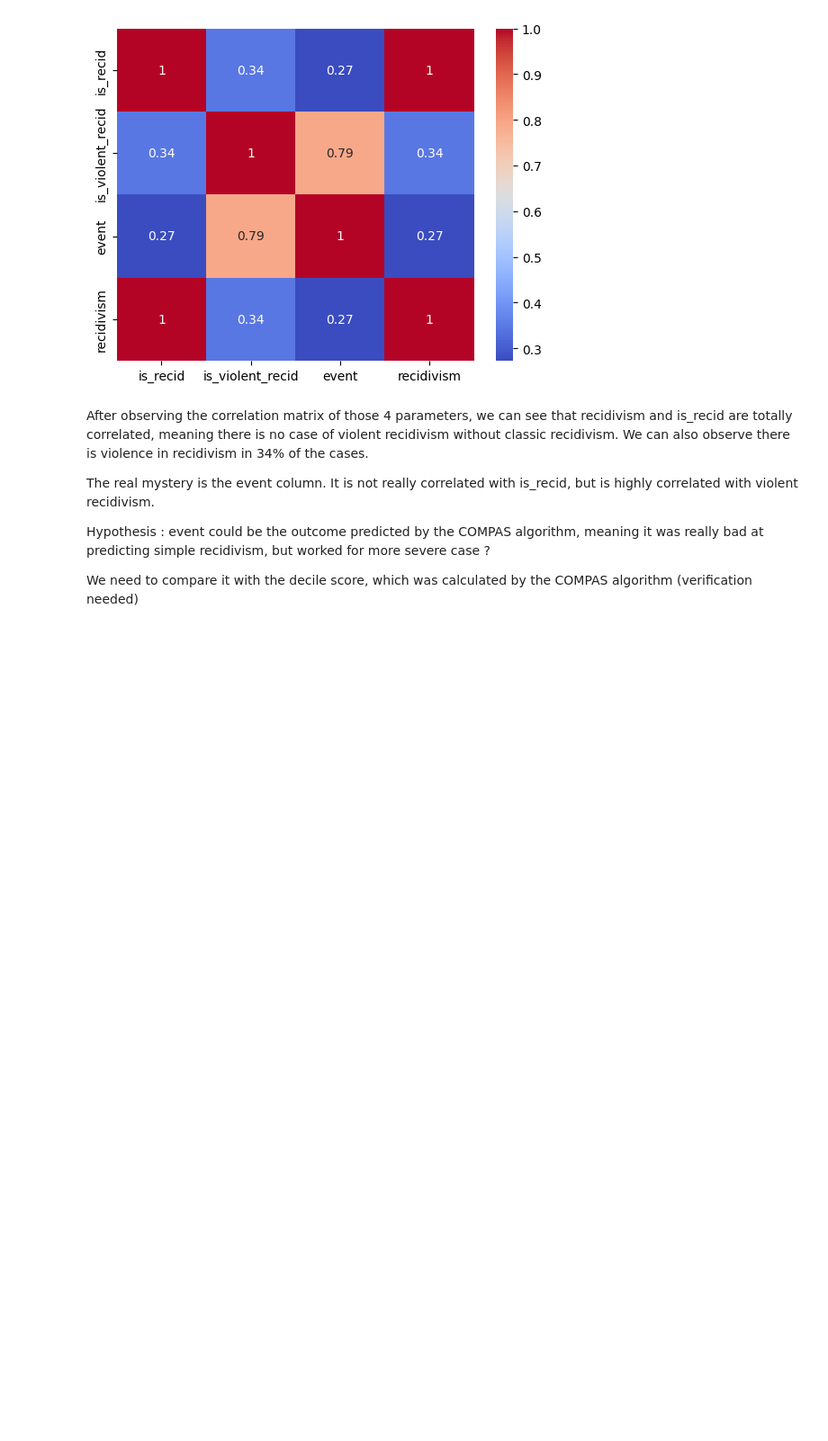
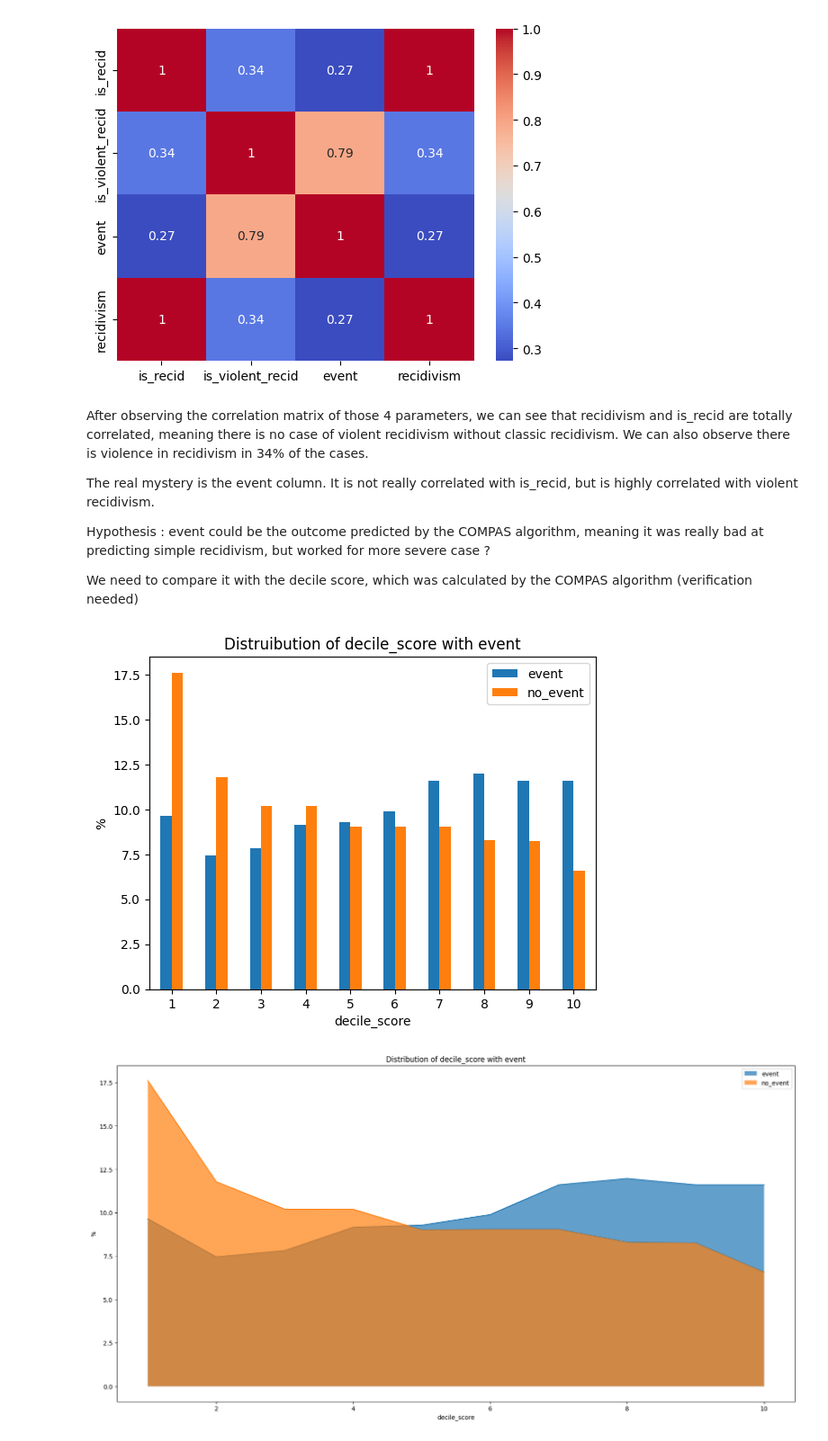
Before and after one commit to RonangLeSang/PROJ831, a Jupyter notebook: features_analysis.ipynb, the cells around one changed output. Shown at 90% size. Saved outputs shown, nothing was run; the diff lists cells and outputs as text; code cells hidden in the pictures; blank space fills up the shorter version.

Commit message:
[FEATURES]: decil_score with all important data

```diff
--- a/features_analysis.ipynb
+++ b/features_analysis.ipynb
@@ -182,3 +182,37 @@ The real mystery is the event column. It is not really correlated with is_recid,
 Hypothesis : event could be the outcome predicted by the COMPAS algorithm, meaning it was really bad at predicting simple recidivism, but worked for more severe case ?
 
 We need to compare it with the decile score, which was calculated by the COMPAS algorithm (verification needed)
+# %%
+#distribution of decile_score with event
+df_glob = df_glob[df_glob["decile_score"] !=-1]
+df_glob_event = df_glob[df_glob['event'] == 1]
+df_glob_no_event = df_glob[df_glob['event'] == 0]
+df_counts = pd.DataFrame({
+    'event': (df_glob_event['decile_score'].value_counts().sort_index()/df_glob_event['decile_score'].count())*100,
+    'no_event': (df_glob_no_event['decile_score'].value_counts().sort_index()/df_glob_no_event['decile_score'].count())*100
+
+})
+df_counts.plot.bar(rot=0)
+plt.legend()
+plt.title("Distruibution of decile_score with event")
+plt.xlabel("decile_score")
+plt.ylabel("%")
+plt.show()
+
+
+fig, ax = plt.subplots(figsize=(20,10))
+
+# Create filled area plots for each category
+for column in df_counts.columns:
+    ax.fill_between(df_counts.index, df_counts[column], label=column, alpha=0.7,zorder=2)
+    ax.plot(df_counts.index, df_counts[column],zorder=1)  # Add a line for each category
+
+
+plt.legend()
+plt.title("Distribution of decile_score with event")
+plt.xlabel("decile_score")
+plt.ylabel("%")
+plt.show()
+# %% [output]
+[figure, added]
+[figure, added]
```
Also changed, not shown: parts of 7 cells of this notebook.
